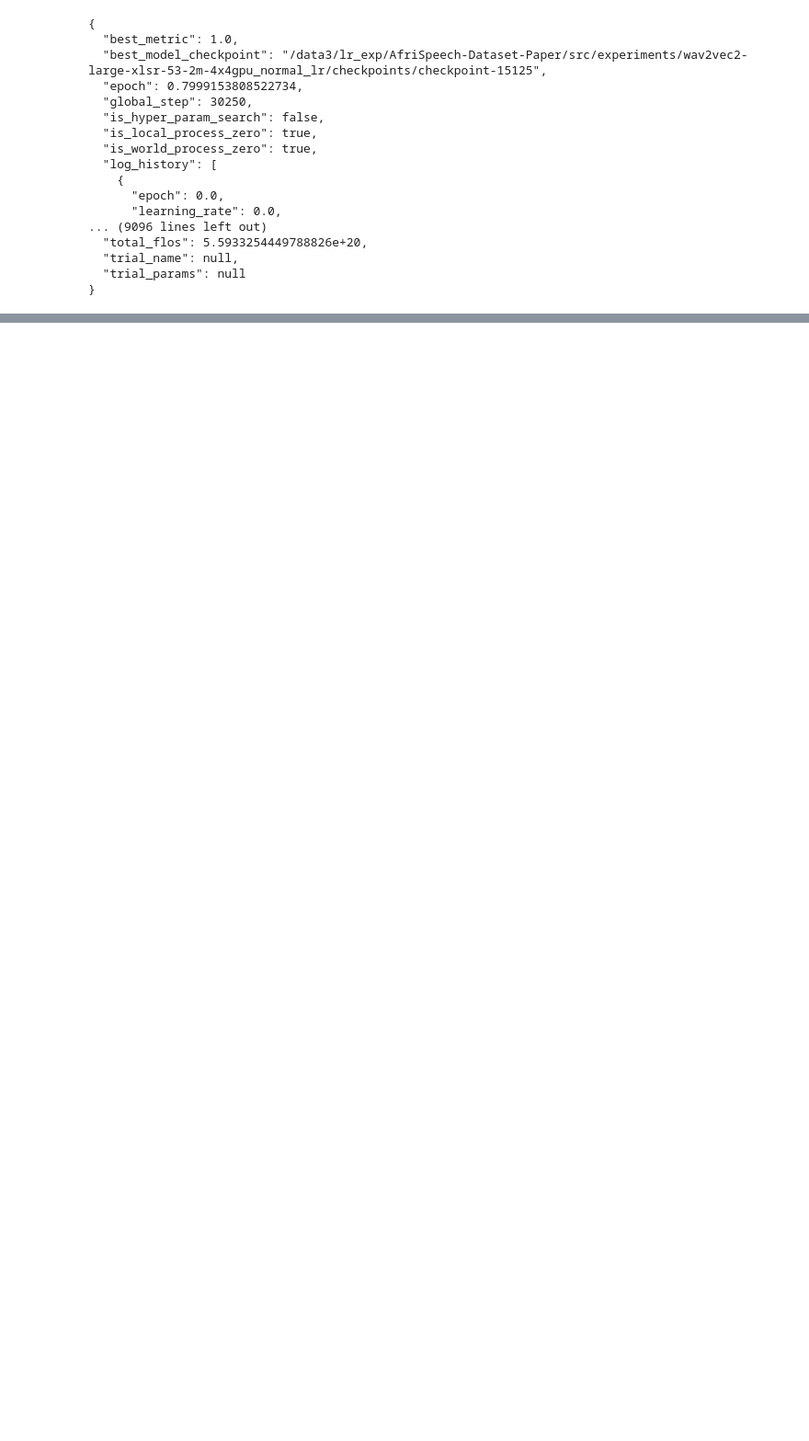
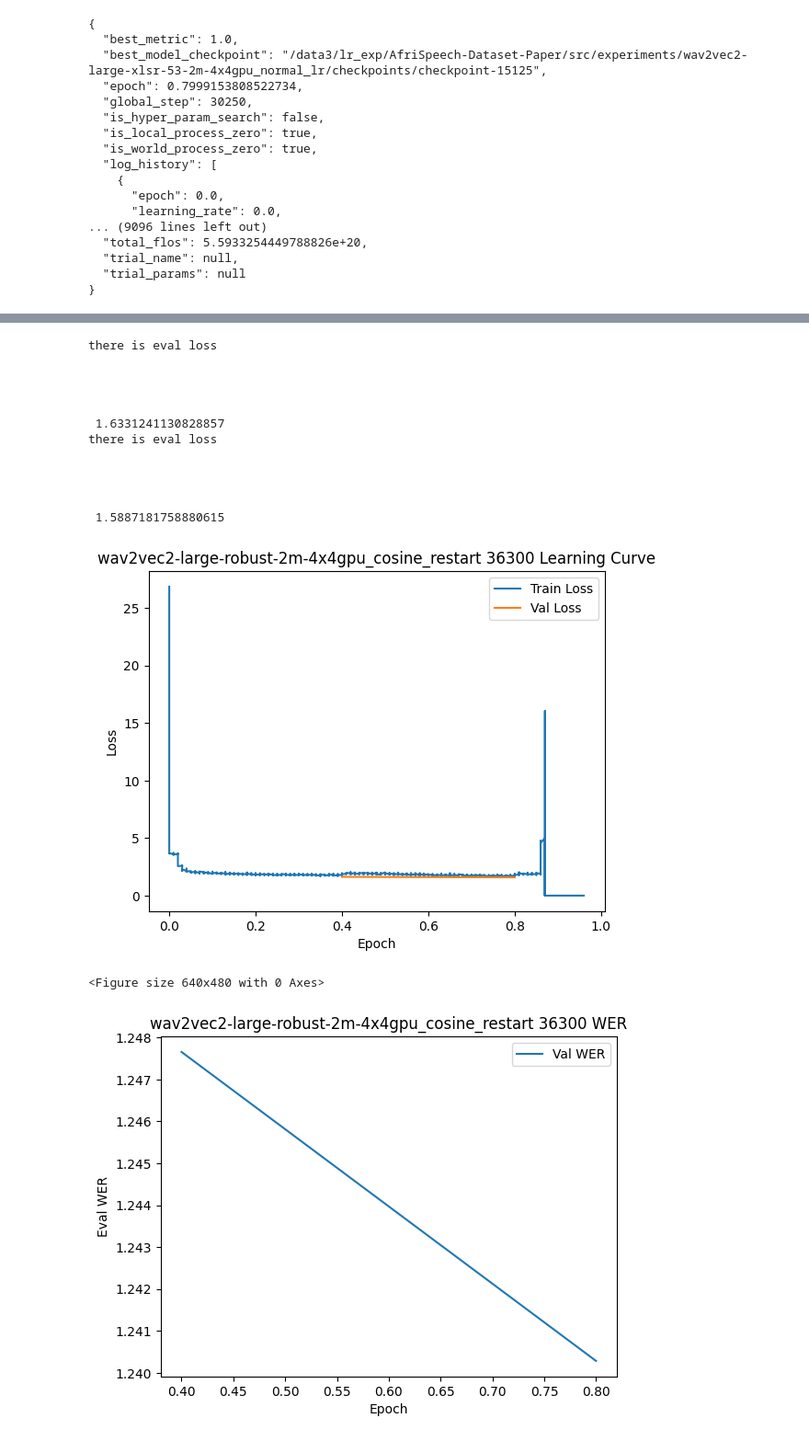
Before and after one commit to intron-innovation/AfriSpeech-200, a Jupyter notebook: lr_plotting.ipynb, the cells around one changed output, grey strips where cells are left out. Shown: that part at 92% size. Saved outputs shown, nothing was run; the diff lists cells and outputs as text; code cells hidden in the pictures; blank space fills up the shorter version.

```diff
--- a/lr_plotting.ipynb
+++ b/lr_plotting.ipynb
@@ -23,7 +23,7 @@ def plot_training(trainer_state_path, figure_path, last_checkpoints, exp_name):
         if 'loss' in list(log.keys()):
             train_loss.append(log['loss'])
         if "eval_loss" in list(log.keys()):
-            print(f"there is eval loss\n\n\n\n\n {log["eval_loss"]}")
+            print(f"there is eval loss\n\n\n\n\n {log['eval_loss']}")
             val_loss.append(log["eval_loss"])
         if "epoch" in list(log.keys()) and 'loss' in list(log.keys()):
             epoch_train.append(log['epoch'])
@@ -32,7 +32,7 @@ def plot_training(trainer_state_path, figure_path, last_checkpoints, exp_name):
 
     fig = plt.figure()
     ax = plt.axes()
-    #ax.plot(epoch_train, train_loss,label='Train Loss')
+    ax.plot(epoch_train, train_loss,label='Train Loss')
     ax.plot(epoch_val, val_loss, label='Val Loss')
     plt.title(f"{exp_name} {last_checkpoints} Learning Curve")
     plt.xlabel("Epoch")
@@ -135,0 +148,22 @@ Val Loss: nan, Val WER: 1.0
+# %%
+exp_name = "wav2vec2-large-robust-2m-4x4gpu_cosine_restart"
+ckpt = "36300"
+figure_path = f'/data3/lr_exp/AfriSpeech-Dataset-Paper/src/experiments/{exp_name}/figures/'
+trainer_state_path = f'/data3/lr_exp/AfriSpeech-Dataset-Paper/src/experiments/{exp_name}/checkpoints/checkpoint-{ckpt}/trainer_state.json'
+plot_training(trainer_state_path, figure_path, ckpt, exp_name)
+# %% [output]
+there is eval loss
+
+
+
+
+ 1.6331241130828857
+there is eval loss
+
+
+
+
+ 1.5887181758880615
+[figure, added]
+<Figure size 640x480 with 0 Axes>
+[figure, added]
```
Also changed, not shown: parts of 7 cells of this notebook, 13 other files.
